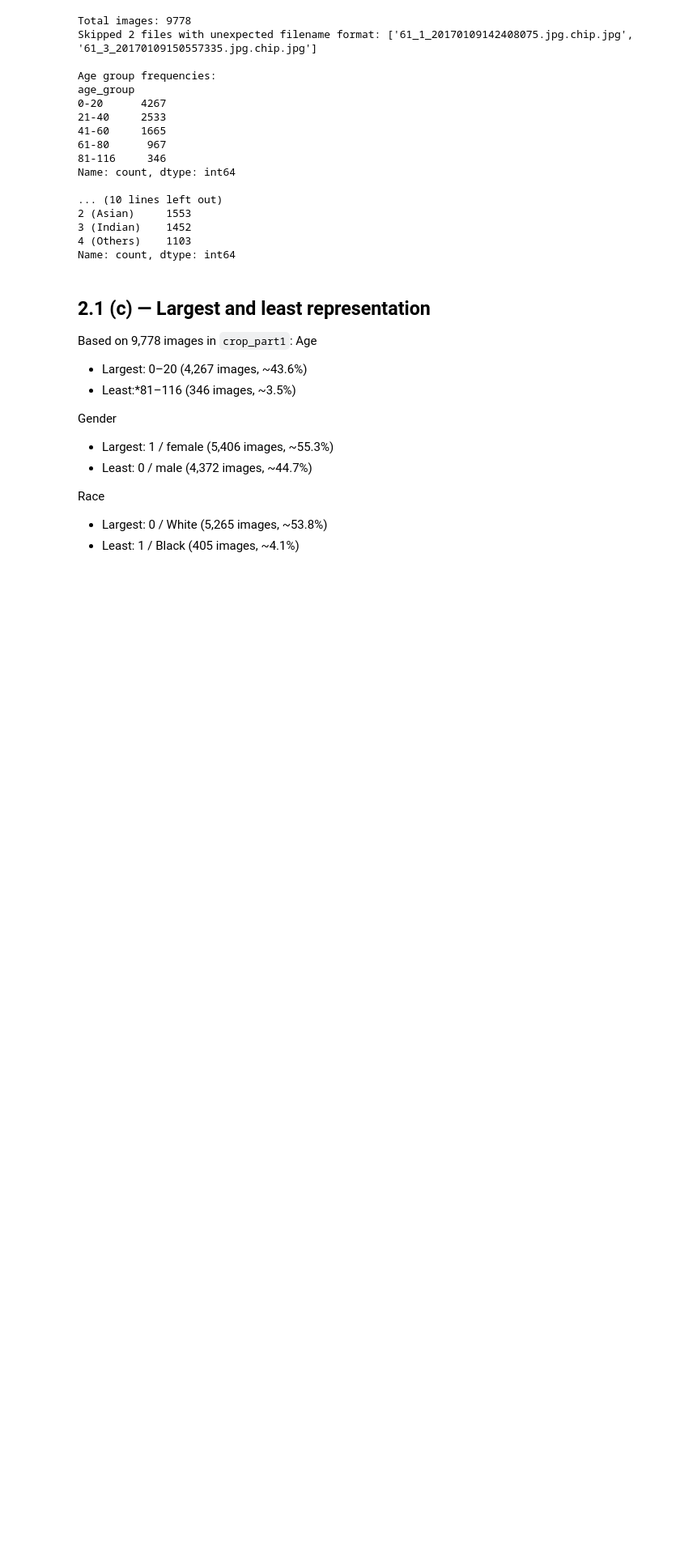
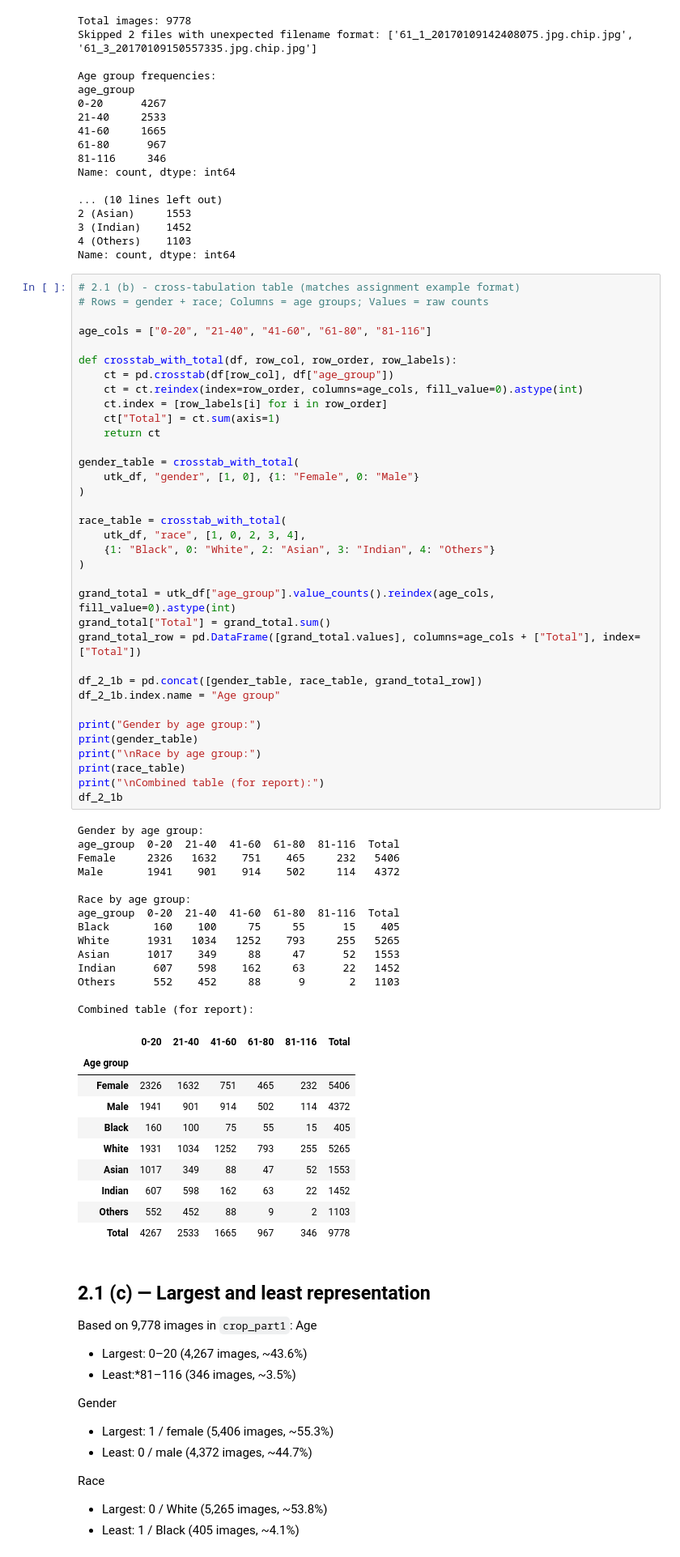
Before and after one commit to lukeckk/CS6603_2026_Summer, a Jupyter notebook: Project_AI_ML_Part_2/notebook_part2.ipynb, the cells around one changed output. Shown at 81% size. Saved outputs shown, nothing was run; the diff lists cells and outputs as text; blank space fills up the shorter version.

Commit message:
updated distribution table

```diff
--- a/Project_AI_ML_Part_2/notebook_part2.ipynb
+++ b/Project_AI_ML_Part_2/notebook_part2.ipynb
@@ -509,6 +509,66 @@ Name: count, dtype: int64
 3 (Indian)    1452
 4 (Others)    1103
 Name: count, dtype: int64
+# %%
+# 2.1 (b) - cross-tabulation table (matches assignment example format)
+# Rows = gender + race; Columns = age groups; Values = raw counts
+
+age_cols = ["0-20", "21-40", "41-60", "61-80", "81-116"]
+
+def crosstab_with_total(df, row_col, row_order, row_labels):
+    ct = pd.crosstab(df[row_col], df["age_group"])
+    ct = ct.reindex(index=row_order, columns=age_cols, fill_value=0).astype(int)
+    ct.index = [row_labels[i] for i in row_order]
+    ct["Total"] = ct.sum(axis=1)
+    return ct
+
+gender_table = crosstab_with_total(
+    utk_df, "gender", [1, 0], {1: "Female", 0: "Male"}
+)
+
+race_table = crosstab_with_total(
+    utk_df, "race", [1, 0, 2, 3, 4],
+    {1: "Black", 0: "White", 2: "Asian", 3: "Indian", 4: "Others"}
+)
+
+grand_total = utk_df["age_group"].value_counts().reindex(age_cols, fill_value=0).astype(int)
+grand_total["Total"] = grand_total.sum()
+grand_total_row = pd.DataFrame([grand_total.values], columns=age_cols + ["Total"], index=["Total"])
+
+df_2_1b = pd.concat([gender_table, race_table, grand_total_row])
+df_2_1b.index.name = "Age group"
+
+print("Gender by age group:")
+print(gender_table)
+print("\nRace by age group:")
+print(race_table)
+print("\nCombined table (for report):")
+df_2_1b
+# %% [output]
+Gender by age group:
+age_group  0-20  21-40  41-60  61-80  81-116  Total
+Female     2326   1632    751    465     232   5406
+Male       1941    901    914    502     114   4372
+
+Race by age group:
+age_group  0-20  21-40  41-60  61-80  81-116  Total
+Black       160    100     75     55      15    405
+White      1931   1034   1252    793     255   5265
+Asian      1017    349     88     47      52   1553
+Indian      607    598    162     63      22   1452
+Others      552    452     88      9       2   1103
+
+Combined table (for report):
+|  | 0-20 | 21-40 | 41-60 | 61-80 | 81-116 | Total |
+| Age group |  |  |  |  |  |  |
+| Female | 2326 | 1632 | 751 | 465 | 232 | 5406 |
+| Male | 1941 | 901 | 914 | 502 | 114 | 4372 |
+| Black | 160 | 100 | 75 | 55 | 15 | 405 |
+| White | 1931 | 1034 | 1252 | 793 | 255 | 5265 |
+| Asian | 1017 | 349 | 88 | 47 | 52 | 1553 |
+| Indian | 607 | 598 | 162 | 63 | 22 | 1452 |
+| Others | 552 | 452 | 88 | 9 | 2 | 1103 |
+| Total | 4267 | 2533 | 1665 | 967 | 346 | 9778 |
 # %% [markdown]
 ## 2.1 (c) — Largest and least representation
 Based on 9,778 images in `crop_part1`:
```
